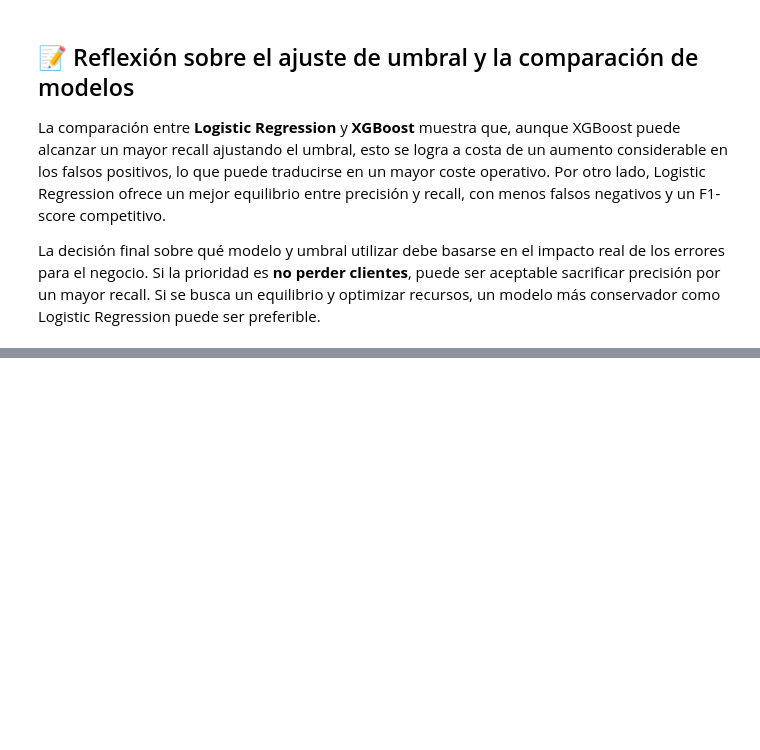
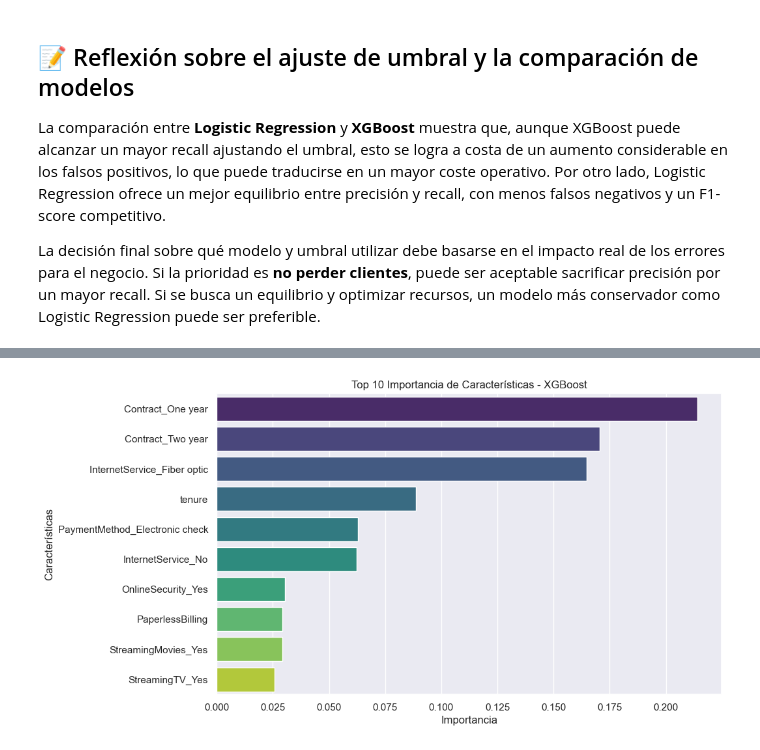
Before and after one commit to nicotimoneda/Customer-Churn-Prediction, a Jupyter notebook: notebooks/03_Model_Training.ipynb, the cells around one changed output, grey strips where cells are left out. Cells and saved outputs as stored; diff of their text form; code cells hidden in the pictures; blank space fills up the shorter version.

```diff
--- a/notebooks/03_Model_Training.ipynb
+++ b/notebooks/03_Model_Training.ipynb
@@ -444,0 +464,14 @@ La decisión final sobre qué modelo y umbral utilizar debe basarse en el impact
+# %%
+# Importancia de características para XGBoost
+importance_xgb = grid_xgb.best_estimator_.feature_importances_
+features_xgb = X_train.columns
+importance_xgb_df = pd.DataFrame({'Feature': features_xgb, 'Importance': importance_xgb})
+importance_xgb_df = importance_xgb_df.sort_values(by='Importance', ascending=False)
+plt.figure(figsize=(10, 6))
+sns.barplot(data=importance_xgb_df.head(10), x='Importance', y='Feature', palette='viridis')
+plt.title('Top 10 Importancia de Características - XGBoost')
+plt.xlabel('Importancia')
+plt.ylabel('Características')
+plt.show()
+# %% [output]
+[figure, added]
```
Also changed, not shown: parts of 6 cells of this notebook.
